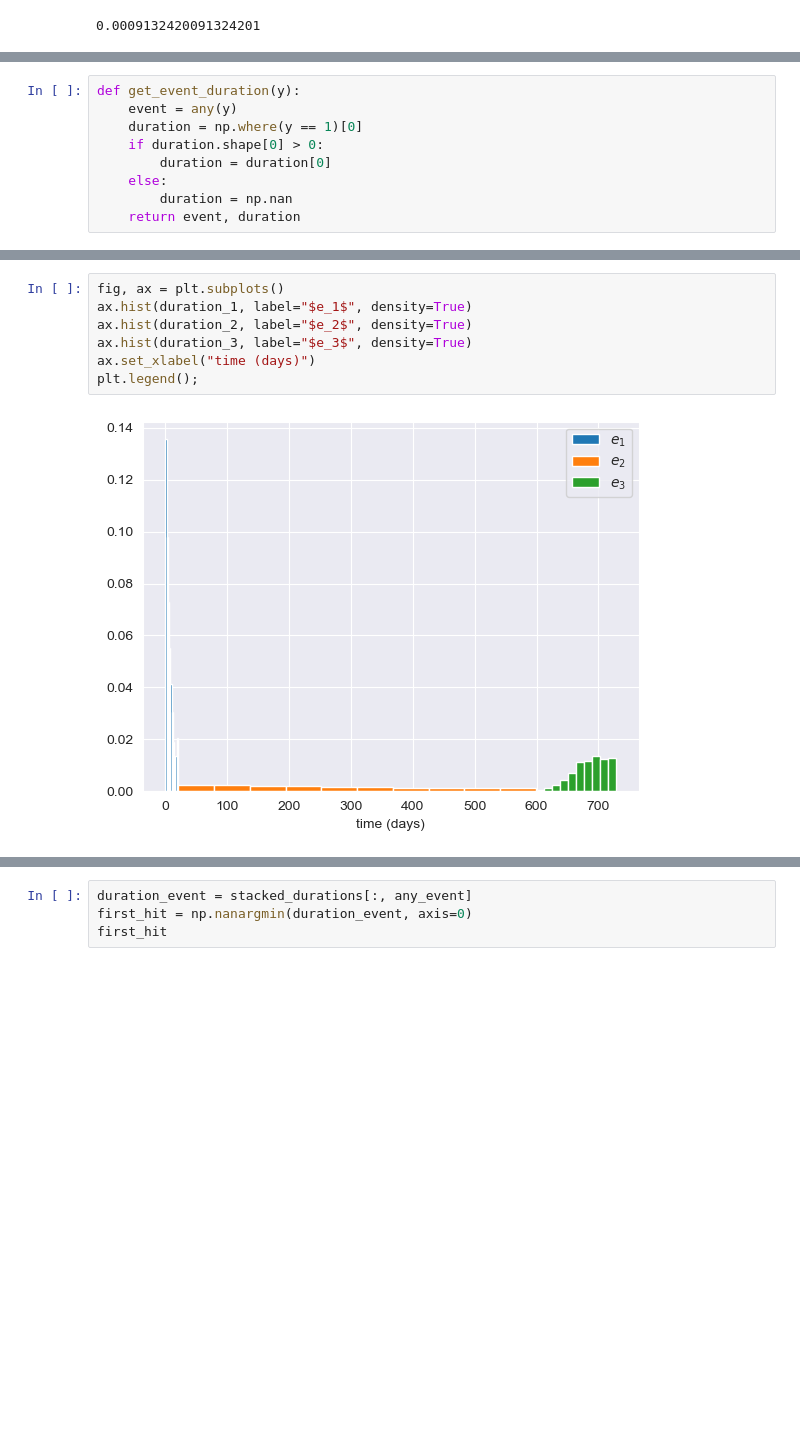
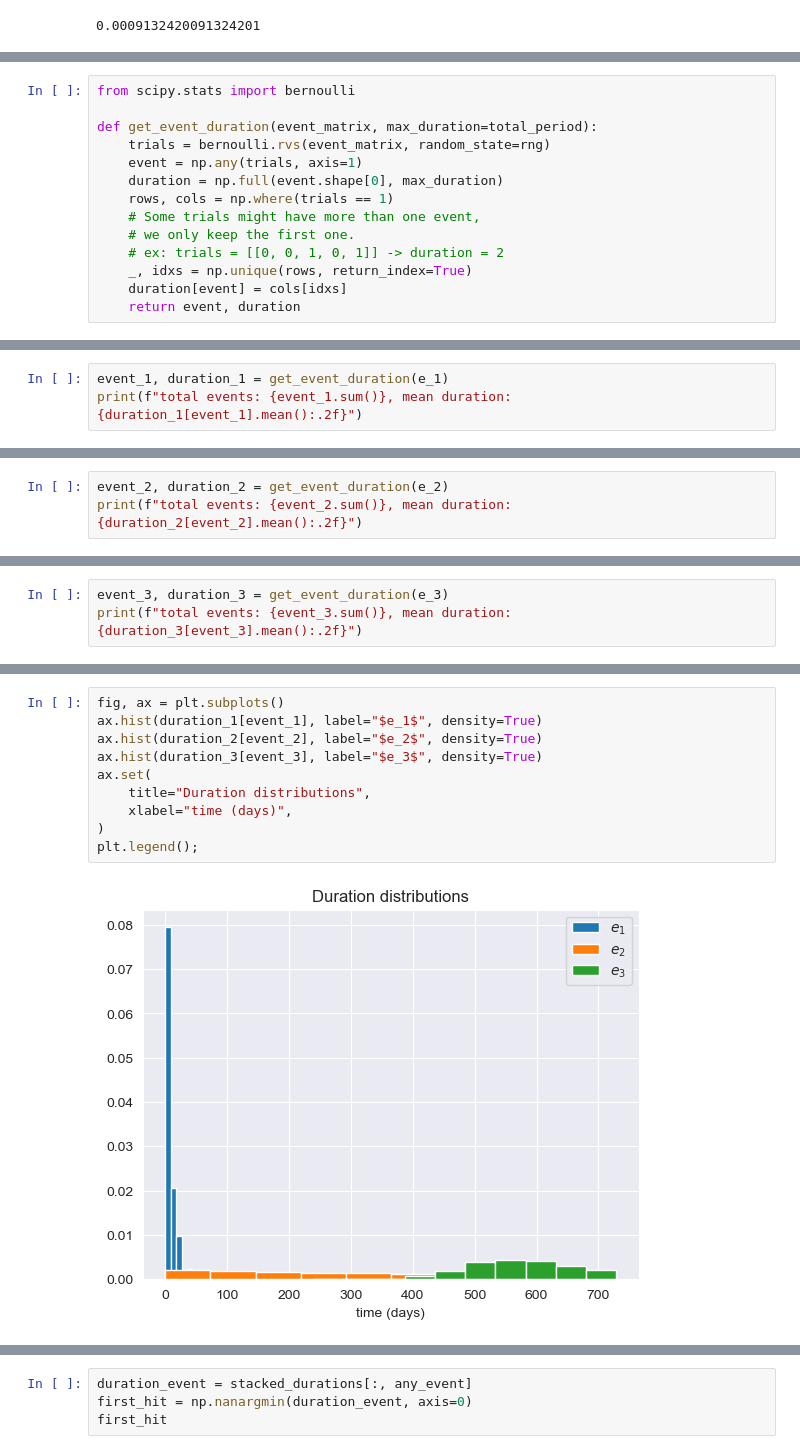
Before and after one commit to soda-inria/survival-analysis-benchmark, a Jupyter notebook: notebooks/factory_dataset.ipynb, the cells around one changed output, grey strips where cells are left out. Saved outputs shown, nothing was run; the diff lists cells and outputs as text; blank space fills up the shorter version.

```diff
--- a/notebooks/factory_dataset.ipynb
+++ b/notebooks/factory_dataset.ipynb
@@ -393,9 +448,14 @@ $e_1$ during the $t_{init}=21$ first days (3 weeks)
 # %%
-def get_event_duration(y):
-    event = any(y)
-    duration = np.where(y == 1)[0]
-    if duration.shape[0] > 0:
-        duration = duration[0]
-    else:
-        duration = np.nan
+from scipy.stats import bernoulli
+
+def get_event_duration(event_matrix, max_duration=total_period):
+    trials = bernoulli.rvs(event_matrix, random_state=rng)
+    event = np.any(trials, axis=1)
+    duration = np.full(event.shape[0], max_duration)
+    rows, cols = np.where(trials == 1)
+    # Some trials might have more than one event,
+    # we only keep the first one.
+    # ex: trials = [[0, 0, 1, 0, 1]] -> duration = 2
+    _, idxs = np.unique(rows, return_index=True)
+    duration[event] = cols[idxs]
     return event, duration
@@ -461,0 +462,3 @@ np.unique(event_3, return_counts=True)
+# %%
+event_1, duration_1 = get_event_duration(e_1)
+print(f"total events: {event_1.sum()}, mean duration: {duration_1[event_1].mean():.2f}")
@@ -461,0 +467,3 @@ np.unique(event_3, return_counts=True)
+# %%
+event_2, duration_2 = get_event_duration(e_2)
+print(f"total events: {event_2.sum()}, mean duration: {duration_2[event_2].mean():.2f}")
@@ -461,0 +472,3 @@ np.unique(event_3, return_counts=True)
+# %%
+event_3, duration_3 = get_event_duration(e_3)
+print(f"total events: {event_3.sum()}, mean duration: {duration_3[event_3].mean():.2f}")
@@ -462,9 +477,12 @@ np.unique(event_3, return_counts=True)
 # %%
 fig, ax = plt.subplots()
-ax.hist(duration_1, label="$e_1$", density=True)
-ax.hist(duration_2, label="$e_2$", density=True)
-ax.hist(duration_3, label="$e_3$", density=True)
-ax.set_xlabel("time (days)")
+ax.hist(duration_1[event_1], label="$e_1$", density=True)
+ax.hist(duration_2[event_2], label="$e_2$", density=True)
+ax.hist(duration_3[event_3], label="$e_3$", density=True)
+ax.set(
+    title="Duration distributions",
+    xlabel="time (days)",
+)
 plt.legend();
 # %% [output]
-[figure, old version]
+[figure, new version]
```
Also changed, not shown: parts of 64 cells of this notebook.
